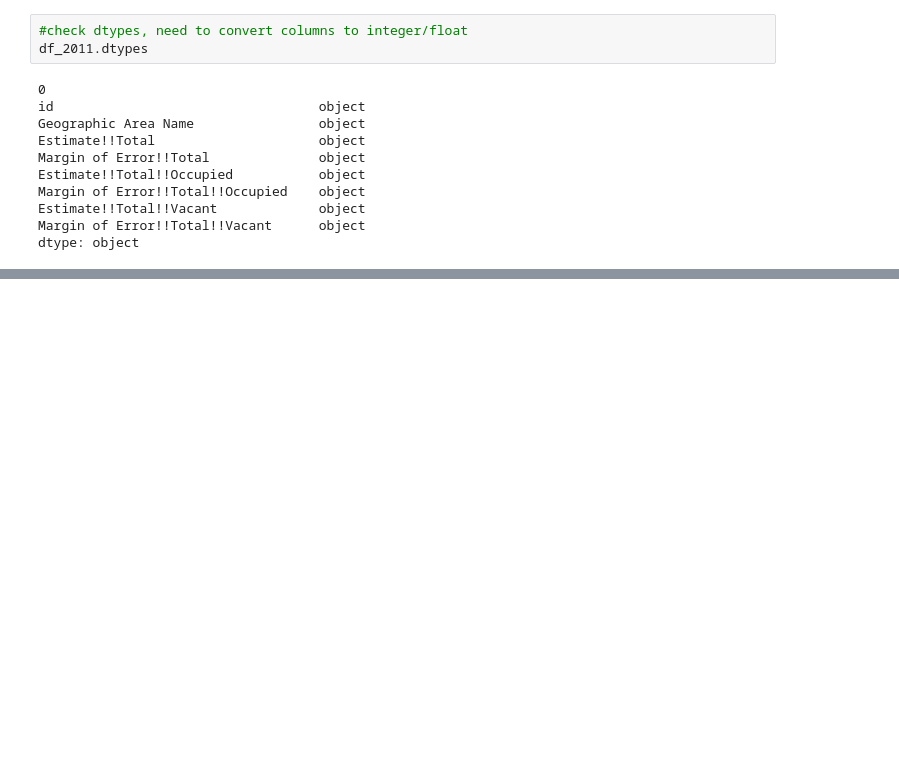
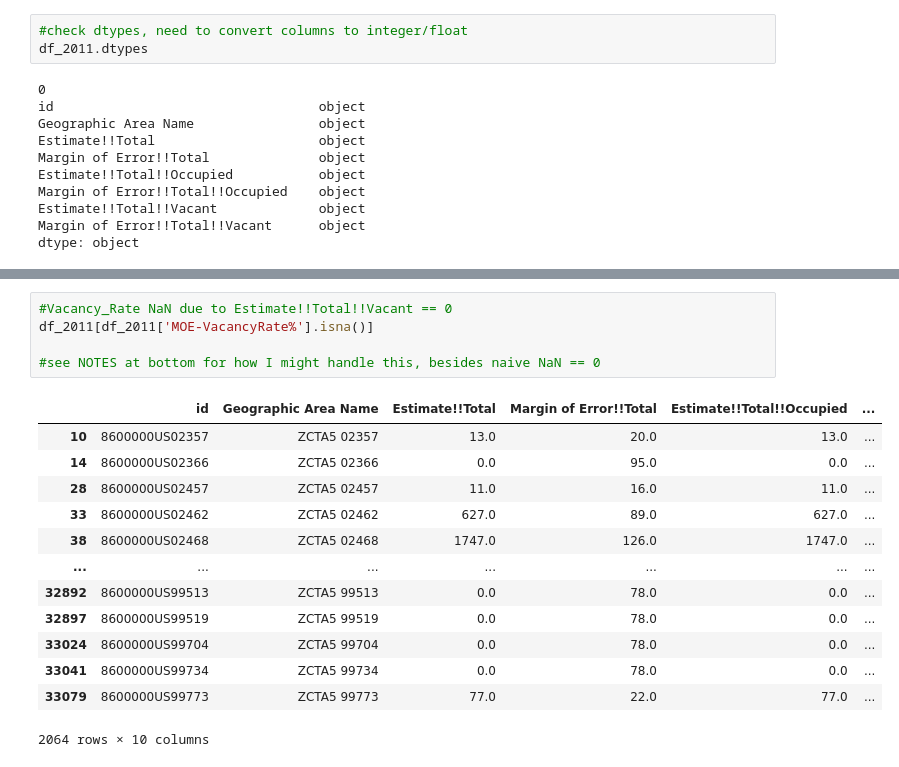
Before and after one commit to jjfrasca/Capstone_2, a Jupyter notebook: notebooks/2.0-jjf-initial-data-wrangling-zipcodeVacancy.ipynb, the cells around one changed output, grey strips where cells are left out. Saved outputs shown, nothing was run; the diff lists cells and outputs as text; blank space fills up the shorter version.

```diff
--- a/notebooks/2.0-jjf-initial-data-wrangling-zipcodeVacancy.ipynb
+++ b/notebooks/2.0-jjf-initial-data-wrangling-zipcodeVacancy.ipynb
@@ -120,0 +212,19 @@ dtype: object
+# %%
+#Vacancy_Rate NaN due to Estimate!!Total!!Vacant == 0
+df_2011[df_2011['MOE-VacancyRate%'].isna()]
+
+#see NOTES at bottom for how I might handle this, besides naive NaN == 0
+# %% [output]
+|  | id | Geographic Area Name | Estimate!!Total | Margin of Error!!Total | Estimate!!Total!!Occupied | ... |
+| 10 | 8600000US02357 | ZCTA5 02357 | 13.0 | 20.0 | 13.0 | ... |
+| 14 | 8600000US02366 | ZCTA5 02366 | 0.0 | 95.0 | 0.0 | ... |
+| 28 | 8600000US02457 | ZCTA5 02457 | 11.0 | 16.0 | 11.0 | ... |
+| 33 | 8600000US02462 | ZCTA5 02462 | 627.0 | 89.0 | 627.0 | ... |
+| 38 | 8600000US02468 | ZCTA5 02468 | 1747.0 | 126.0 | 1747.0 | ... |
+| ... | ... | ... | ... | ... | ... | ... |
+| 32892 | 8600000US99513 | ZCTA5 99513 | 0.0 | 78.0 | 0.0 | ... |
+| 32897 | 8600000US99519 | ZCTA5 99519 | 0.0 | 78.0 | 0.0 | ... |
+| 33024 | 8600000US99704 | ZCTA5 99704 | 0.0 | 78.0 | 0.0 | ... |
+| 33041 | 8600000US99734 | ZCTA5 99734 | 0.0 | 78.0 | 0.0 | ... |
+| 33079 | 8600000US99773 | ZCTA5 99773 | 77.0 | 22.0 | 77.0 | ... |
+2064 rows × 10 columns
```
Also changed, not shown: parts of 17 cells of this notebook.
